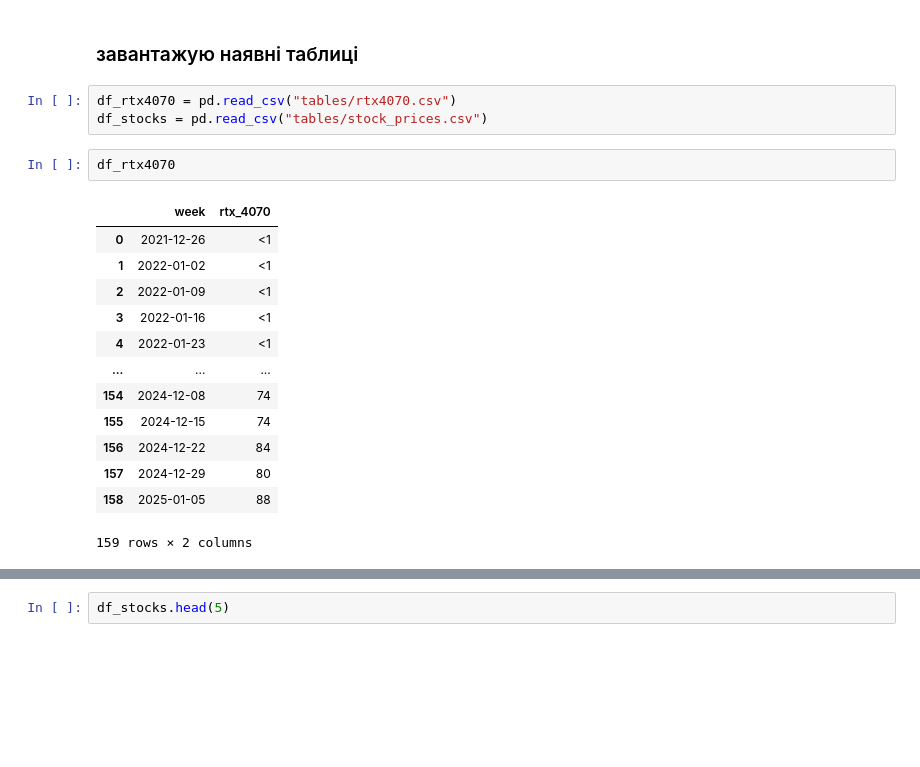
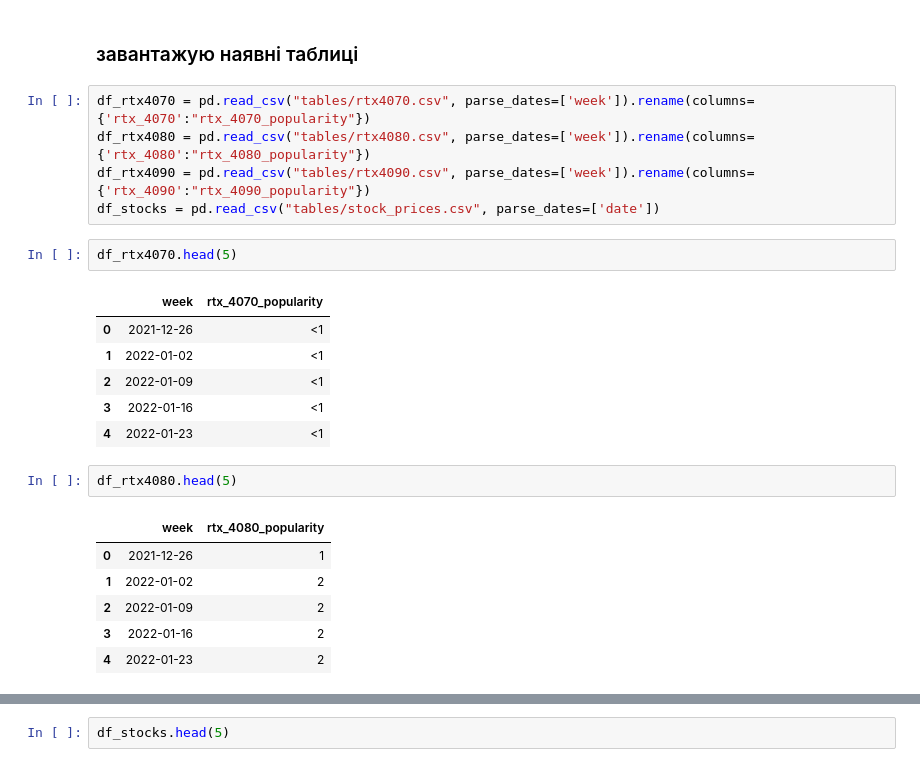
Before and after one commit to DenysHorshcov/analysis_popularity_videocards_and_stocks_NVDIA, a Jupyter notebook: pet5.ipynb, the cells around one changed output, grey strips where cells are left out. Cells and saved outputs as stored; diff of their text form; blank space fills up the shorter version.

```diff
--- a/pet5.ipynb
+++ b/pet5.ipynb
@@ -12,21 +12,25 @@ import seaborn as sns
 # %% [markdown]
 ### завантажую наявні таблиці
 # %%
-df_rtx4070 = pd.read_csv("tables/rtx4070.csv")
-df_stocks = pd.read_csv("tables/stock_prices.csv")
+df_rtx4070 = pd.read_csv("tables/rtx4070.csv", parse_dates=['week']).rename(columns={'rtx_4070':"rtx_4070_popularity"})
+df_rtx4080 = pd.read_csv("tables/rtx4080.csv", parse_dates=['week']).rename(columns={'rtx_4080':"rtx_4080_popularity"})
+df_rtx4090 = pd.read_csv("tables/rtx4090.csv", parse_dates=['week']).rename(columns={'rtx_4090':"rtx_4090_popularity"})
+df_stocks = pd.read_csv("tables/stock_prices.csv", parse_dates=['date'])
 # %%
-df_rtx4070
+df_rtx4070.head(5)
 # %% [output]
-|  | week | rtx_4070 |
+|  | week | rtx_4070_popularity |
 | 0 | 2021-12-26 | <1 |
 | 1 | 2022-01-02 | <1 |
 | 2 | 2022-01-09 | <1 |
 | 3 | 2022-01-16 | <1 |
 | 4 | 2022-01-23 | <1 |
-| ... | ... | ... |
-| 154 | 2024-12-08 | 74 |
-| 155 | 2024-12-15 | 74 |
-| 156 | 2024-12-22 | 84 |
-| 157 | 2024-12-29 | 80 |
-| 158 | 2025-01-05 | 88 |
-159 rows × 2 columns
+# %%
+df_rtx4080.head(5)
+# %% [output]
+|  | week | rtx_4080_popularity |
+| 0 | 2021-12-26 | 1 |
+| 1 | 2022-01-02 | 2 |
+| 2 | 2022-01-09 | 2 |
+| 3 | 2022-01-16 | 2 |
+| 4 | 2022-01-23 | 2 |
```
Also changed, not shown: parts of 38 cells of this notebook, 4 other files.
